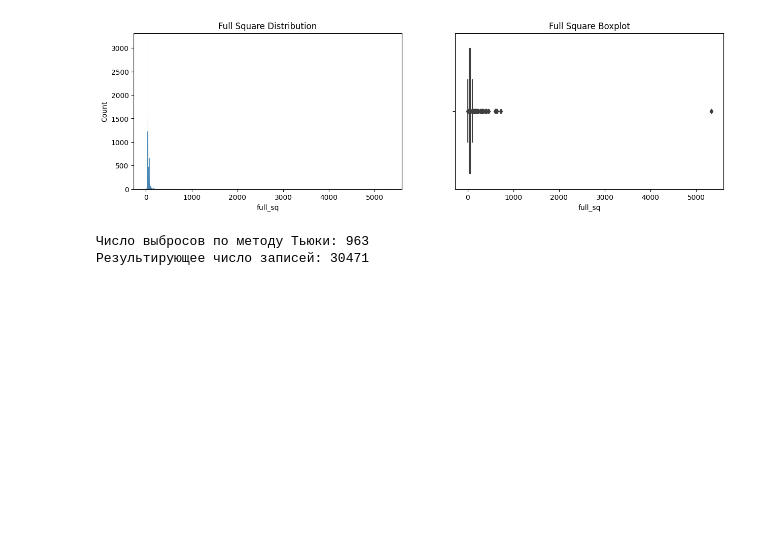
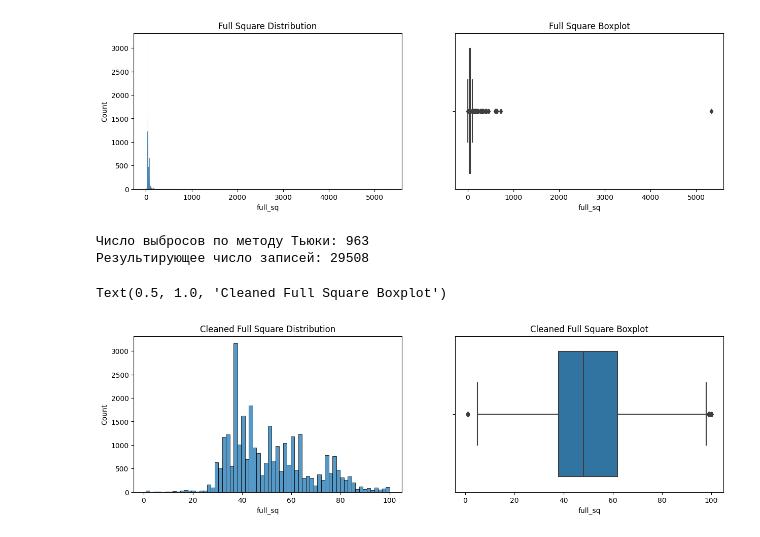
Before and after one commit to SudarickovIlya/DataCleaningProject, a Jupyter notebook: Data cleansing/Anomalies.ipynb, the cells around one changed output. Saved outputs shown, nothing was run; the diff lists cells and outputs as text; code cells hidden in the pictures; blank space fills up the shorter version.

```diff
--- a/Data cleansing/Anomalies.ipynb
+++ b/Data cleansing/Anomalies.ipynb
@@ -83,7 +83,7 @@ def outliers_iqr(data, feature):
     iqr = quantile_3 - quantile_1
     lower_bound = quantile_1 - (iqr * 1.5)
     upper_bound = quantile_3 + (iqr * 1.5)
-    cleaned = data[(x <= upper_bound) | (x >= lower_bound)]
+    cleaned = data[(x <= upper_bound) & (x >= lower_bound)]
     outliers = data[(x < lower_bound) | (x > upper_bound)]
     return cleaned, outliers
 
@@ -95,4 +95,13 @@ print(f'Число выбросов по методу Тьюки: {outliers.shap
 print(f'Результирующее число записей: {cleaned.shape[0]}')
 # %% [output]
 Число выбросов по методу Тьюки: 963
-Результирующее число записей: 30471
+Результирующее число записей: 29508
+# %%
+fig, axes = plt.subplots(nrows=1, ncols=2, figsize=(15, 4))
+histplot = sns.histplot(data=cleaned, x='full_sq', ax=axes[0])
+histplot.set_title('Cleaned Full Square Distribution')
+boxplot = sns.boxplot(data=cleaned, x='full_sq', ax=axes[1])
+boxplot.set_title('Cleaned Full Square Boxplot')
+# %% [output]
+Text(0.5, 1.0, 'Cleaned Full Square Boxplot')
+[figure, added]
```
Also changed, not shown: parts of 8 cells of this notebook.
